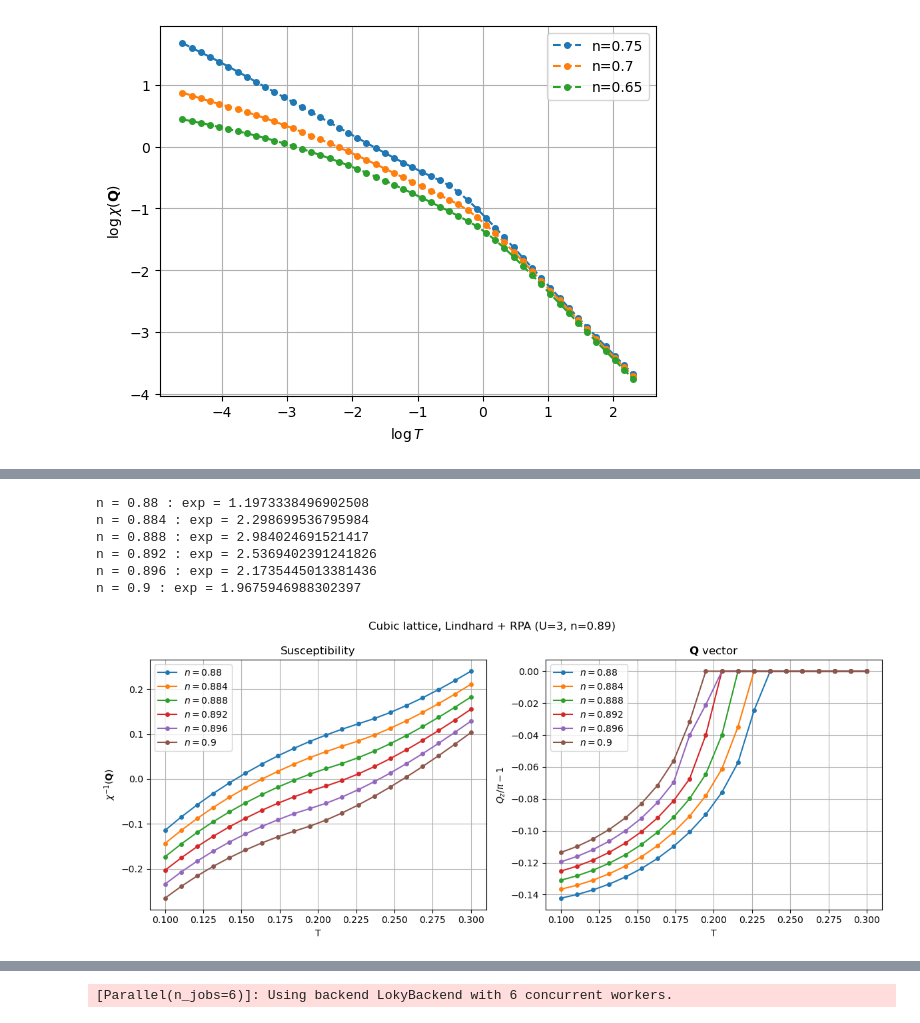
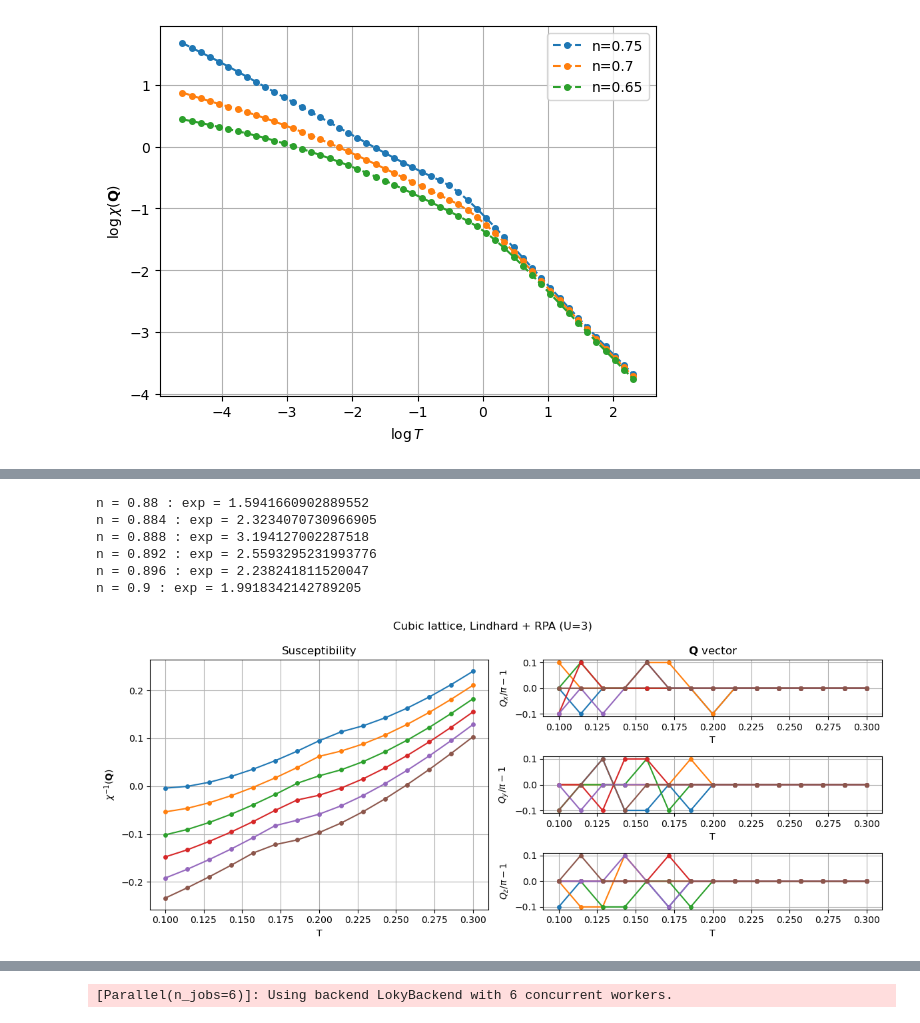
Before and after one commit to cctort/quantum_criticality, a Jupyter notebook: chi_rpa.ipynb, the cells around one changed output, grey strips where cells are left out. Saved outputs shown, nothing was run; the diff lists cells and outputs as text; code cells hidden in the pictures.

```diff
--- a/chi_rpa.ipynb
+++ b/chi_rpa.ipynb
@@ -192,32 +148,27 @@ Warning: could not identify MPI environment!
 [figure]
 # %%
 U = 3
-n = 0.7
-T_list = np.linspace(1e-3, 5e-3, 10)
+n = 0.6
+T_list = np.linspace(1e-4, 1e-2, 5)
 par_dict = {'U': U, 'n': n, 'T': T_list}
 title = f'Cubic lattice, Lindhard + RPA (U={U}, n={n})'
 
-nk_list = list(range(90, 101, 1))
-sweep_dict = [{'par_dict': par_dict, 'nk': nk, 'refine': True, 'tetra_method': False, 'fit': True} for nk in nk_list]
-results_list = sweep_parallel(sweep_chirpa, sweep_dict, n_jobs=6)
+nk_list = list(range(100, 111, 5))
+sweep_dict = [{'par_dict': par_dict, 'nk': nk, 'refine': True, 'fit': True, 'method': 'lindhard', 'S_iwk_list': [[0.]*1]*len(T_list)} for nk in nk_list]
+results_list = sweep_parallel(sweep_chirpa, sweep_dict, n_jobs=3)
 
 results_avg = results_list[-1].copy()
 results_avg['invchi'] = sum([results['invchi'] for results in results_list])/len(results_list)
 results_avg['Q'] = sum([results['Q'] for results in results_list])/len(results_list)
 
-gamma = results_avg['gamma']
-
 fig = None
 for results in results_list:
     nk = results['nk']
-    fig, fit = pcut_chi(results, 'T', plot_Q=(0,0,1), x_exp=gamma,
+    fig, fit = pcut_chi(results, 'T', plot_Q=(1,1,1), x_exp=0.5,
                         title=title, label=f'$n_k={nk}$', figure=fig, alpha=0.5)
 
-fig, _ = pcut_chi(results_avg, 'T', plot_Q=(0,0,1), fit=True, x_exp=gamma,
+fig, _ = pcut_chi(results_avg, 'T', plot_Q=(1,1,1), fit=True, x_exp=0.5,
                     title=title, label=f'average', figure=fig, color='red')
-
-fig, ax = fig
-ax[0].set_xlim(left=0)
 
 print(results['Xc'], results['Xc']**results['gamma'])
 
@@ -246,12 +181,12 @@ Starting serial run at: 2026-04-27 10:38:07.656590
 # %%
 U = 3
 n_list = np.linspace(0.88, 0.9, 6)
-T_list = np.linspace(0.1, 0.3, 20)
+T_list = np.linspace(0.1, 0.3, 15)
 par_list = [{'U': U, 'n': n, 'T': T_list} for n in n_list]
-title = f'Cubic lattice, Lindhard + RPA (U={U}, n={n})'
+title = f'Cubic lattice, Lindhard + RPA (U={U})'
 
-nk = 50
-sweep_dict = [{'par_dict': par_dict, 'nk': nk, 'fit': True} for par_dict in par_list]
+nk = 20
+sweep_dict = [{'par_dict': par_dict, 'nk': nk, 'fit': True, 'n_iw_extr': False, 'refine': False, 'method': 'matsubara_tprf', 'S_iwk_list': [[0.]*512]*len(T_list)} for par_dict in par_list]
 results_list = sweep_parallel(sweep_chirpa, sweep_dict, n_jobs=6)
 
 fig = None
@@ -259,8 +194,8 @@ for results in results_list:
     n = results['par_list'][0]['n']
     gamma = results['gamma']
     print(f'n = {n} : exp = {gamma}')
-    fig, fit = pcut_chi(results, 'T', plot_Q=(0,0,1),
-                        title=title, label=f'$n={n}$', figure=fig)
+    fig, fit = pcut_chi(results, 'T', plot_Q=(1,1,1),
+                        title=title, figure=fig)
 
 plt.show()
 # %% [output]
@@ -272,7 +207,7 @@ plt.show()
-n = 0.88 : exp = 1.1973338496902508
-n = 0.884 : exp = 2.298699536795984
-n = 0.888 : exp = 2.984024691521417
-n = 0.892 : exp = 2.5369402391241826
-n = 0.896 : exp = 2.1735445013381436
-n = 0.9 : exp = 1.9675946988302397
+n = 0.88 : exp = 1.5941660902889552
+n = 0.884 : exp = 2.3234070730966905
+n = 0.888 : exp = 3.194127002287518
+n = 0.892 : exp = 2.5593295231993776
+n = 0.896 : exp = 2.238241811520047
+n = 0.9 : exp = 1.9918342142789205
-[figure, old version]
+[figure, new version]
```
Also changed, not shown: parts of 10 cells of this notebook, 3 other files.
